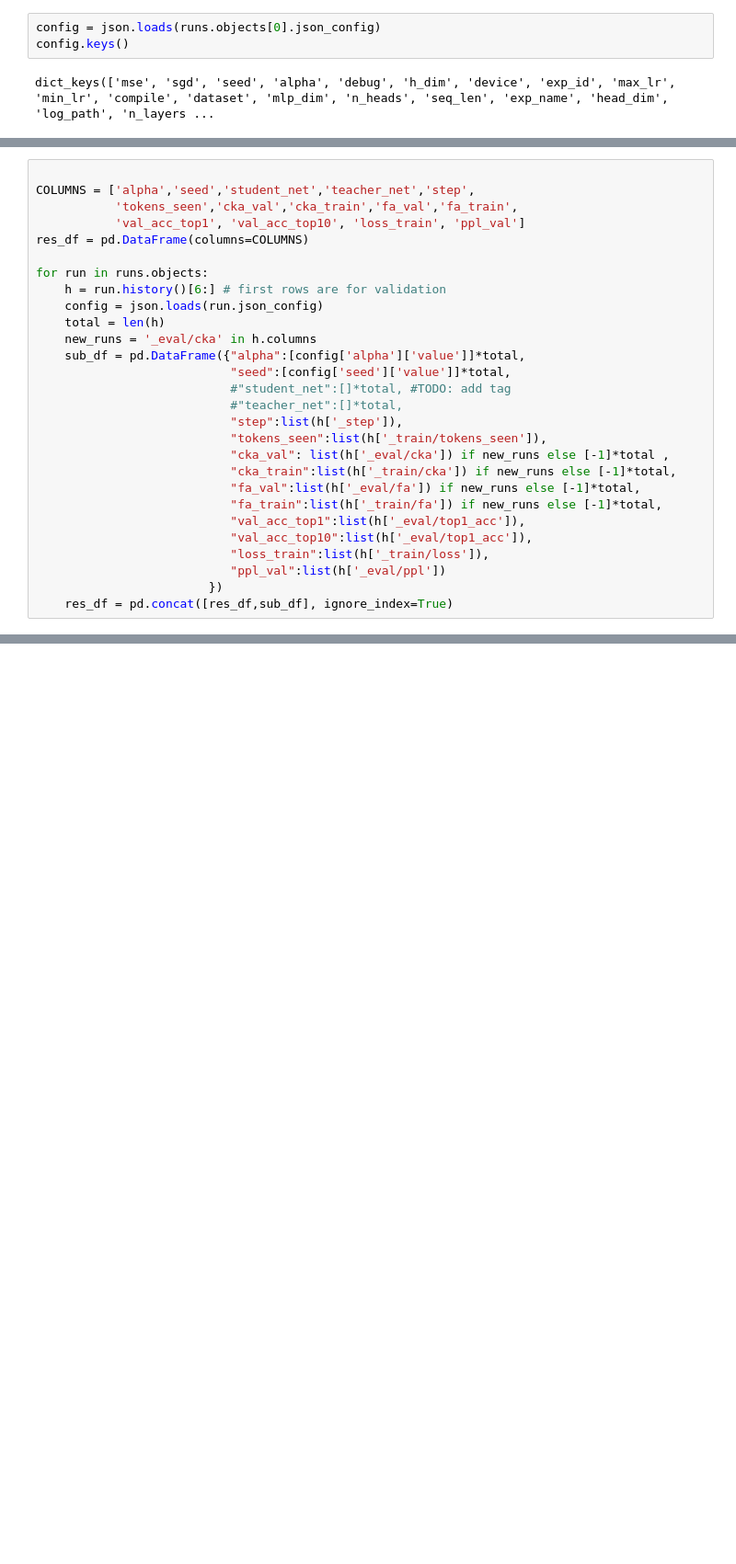
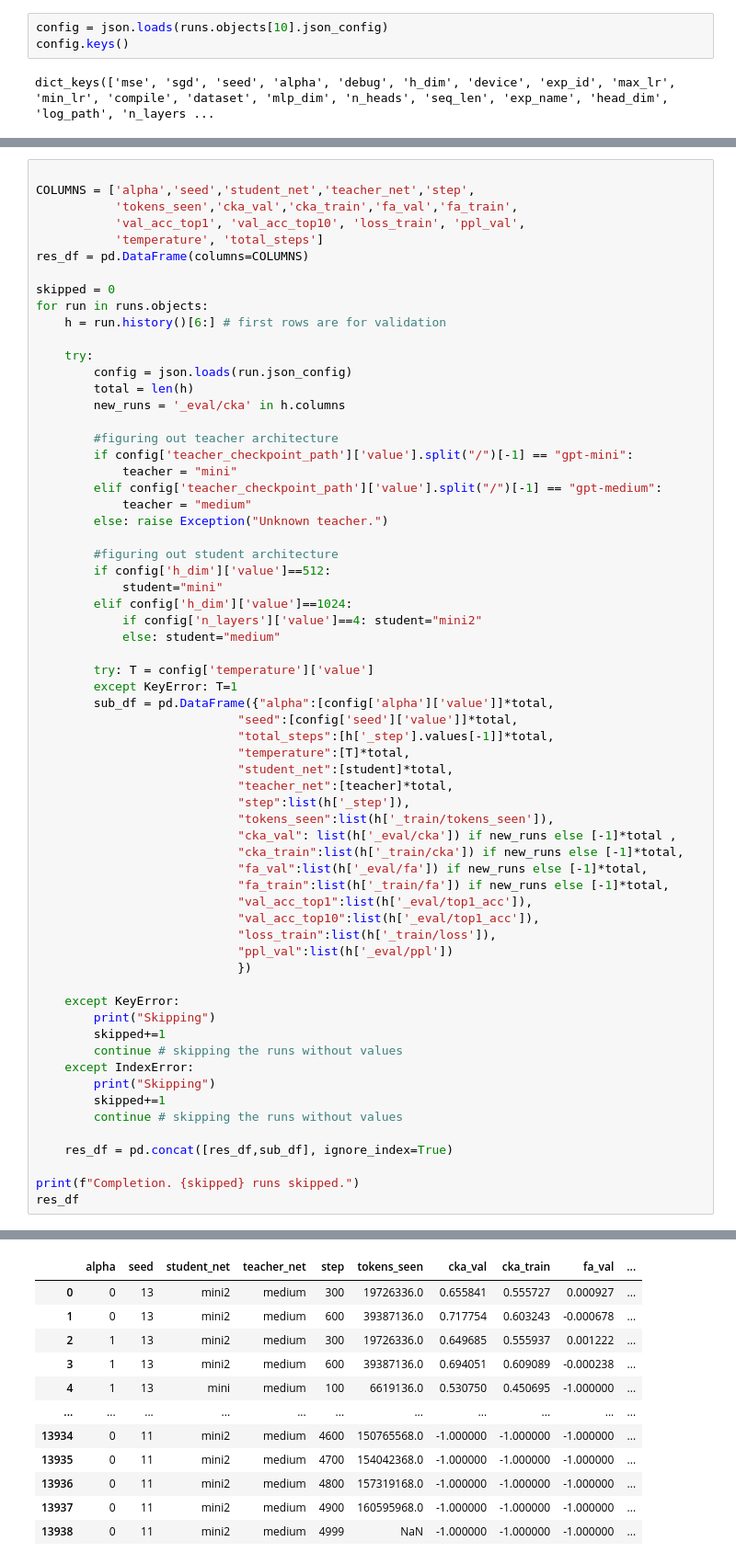
Before and after one commit to GiuliaLanzillotta/DED, a Jupyter notebook: scripts/gpt_results.ipynb, the cells around one changed output, grey strips where cells are left out. Shown at 92% size. Drawn from its saved outputs; the diff is of its cells as text; blank space fills up the shorter version.

```diff
--- a/scripts/gpt_results.ipynb
+++ b/scripts/gpt_results.ipynb
@@ -85,7 +85,7 @@ dir(runs.objects[0])
  'username',
  'wait_until_finished']
 # %%
-config = json.loads(runs.objects[0].json_config)
+config = json.loads(runs.objects[10].json_config)
 config.keys()
 # %% [output]
 dict_keys(['mse', 'sgd', 'seed', 'alpha', 'debug', 'h_dim', 'device', 'exp_id', 'max_lr', 'min_lr', 'compile', 'dataset', 'mlp_dim', 'n_heads', 'seq_len', 'exp_name', 'head_dim', 'log_path', 'n_layers ...
@@ -148,27 +151,64 @@ list(h[6:]['_eval/cka'])
 
 COLUMNS = ['alpha','seed','student_net','teacher_net','step',
            'tokens_seen','cka_val','cka_train','fa_val','fa_train',
-           'val_acc_top1', 'val_acc_top10', 'loss_train', 'ppl_val']
+           'val_acc_top1', 'val_acc_top10', 'loss_train', 'ppl_val',
+           'temperature', 'total_steps']
 res_df = pd.DataFrame(columns=COLUMNS)
 
+skipped = 0
 for run in runs.objects:
     h = run.history()[6:] # first rows are for validation
-    config = json.loads(run.json_config)
-    total = len(h)
-    new_runs = '_eval/cka' in h.columns
-    sub_df = pd.DataFrame({"alpha":[config['alpha']['value']]*total,
-                           "seed":[config['seed']['value']]*total,
-                           #"student_net":[]*total, #TODO: add tag
-                           #"teacher_net":[]*total,
-                           "step":list(h['_step']),
-                           "tokens_seen":list(h['_train/tokens_seen']),
-                           "cka_val": list(h['_eval/cka']) if new_runs else [-1]*total ,
-                           "cka_train":list(h['_train/cka']) if new_runs else [-1]*total,
-                           "fa_val":list(h['_eval/fa']) if new_runs else [-1]*total,
-                           "fa_train":list(h['_train/fa']) if new_runs else [-1]*total,
-                           "val_acc_top1":list(h['_eval/top1_acc']),
-                           "val_acc_top10":list(h['_eval/top1_acc']),
-                           "loss_train":list(h['_train/loss']),
-                           "ppl_val":list(h['_eval/ppl'])
-                        })
+
+    try:
+        config = json.loads(run.json_config)
+        total = len(h)
+        new_runs = '_eval/cka' in h.columns
+
+        #figuring out teacher architecture
+        if config['teacher_checkpoint_path']['value'].split("/")[-1] == "gpt-mini":
+            teacher = "mini"
+        elif config['teacher_checkpoint_path']['value'].split("/")[-1] == "gpt-medium":
+            teacher = "medium"
+        else: raise Exception("Unknown teacher.")
+
+        #figuring out student architecture
+        if config['h_dim']['value']==512:
+            student="mini"
+        elif config['h_dim']['value']==1024:
+            if config['n_layers']['value']==4: student="mini2"
+            else: student="medium"
+
+        try: T = config['temperature']['value']
+        except KeyError: T=1
+        sub_df = pd.DataFrame({"alpha":[config['alpha']['value']]*total,
+                            "seed":[config['seed']['value']]*total,
+                            "total_steps":[h['_step'].values[-1]]*total,
+                            "temperature":[T]*total,
+                            "student_net":[student]*total,
+                            "teacher_net":[teacher]*total,
+                            "step":list(h['_step']),
+                            "tokens_seen":list(h['_train/tokens_seen']),
+                            "cka_val": list(h['_eval/cka']) if new_runs else [-1]*total ,
+                            "cka_train":list(h['_train/cka']) if new_runs else [-1]*total,
+                            "fa_val":list(h['_eval/fa']) if new_runs else [-1]*total,
+                            "fa_train":list(h['_train/fa']) if new_runs else [-1]*total,
+                            "val_acc_top1":list(h['_eval/top1_acc']),
+                            "val_acc_top10":list(h['_eval/top1_acc']),
+                            "loss_train":list(h['_train/loss']),
+                            "ppl_val":list(h['_eval/ppl'])
+                            })
+
+    except KeyError:
+        print("Skipping")
+        skipped+=1
+        continue # skipping the runs without values
+    except IndexError:
+        print("Skipping")
+        skipped+=1
+        continue # skipping the runs without values
+
     res_df = pd.concat([res_df,sub_df], ignore_index=True)
+
+print(f"Completion. {skipped} runs skipped.")
+res_df
+# %% [output]
@@ -174,0 +218,12 @@ for run in runs.objects:
+|  | alpha | seed | student_net | teacher_net | step | tokens_seen | cka_val | cka_train | fa_val | ... |
+| 0 | 0 | 13 | mini2 | medium | 300 | 19726336.0 | 0.655841 | 0.555727 | 0.000927 | ... |
+| 1 | 0 | 13 | mini2 | medium | 600 | 39387136.0 | 0.717754 | 0.603243 | -0.000678 | ... |
+| 2 | 1 | 13 | mini2 | medium | 300 | 19726336.0 | 0.649685 | 0.555937 | 0.001222 | ... |
+| 3 | 1 | 13 | mini2 | medium | 600 | 39387136.0 | 0.694051 | 0.609089 | -0.000238 | ... |
+| 4 | 1 | 13 | mini | medium | 100 | 6619136.0 | 0.530750 | 0.450695 | -1.000000 | ... |
+| ... | ... | ... | ... | ... | ... | ... | ... | ... | ... | ... |
+| 13934 | 0 | 11 | mini2 | medium | 4600 | 150765568.0 | -1.000000 | -1.000000 | -1.000000 | ... |
+| 13935 | 0 | 11 | mini2 | medium | 4700 | 154042368.0 | -1.000000 | -1.000000 | -1.000000 | ... |
+| 13936 | 0 | 11 | mini2 | medium | 4800 | 157319168.0 | -1.000000 | -1.000000 | -1.000000 | ... |
+| 13937 | 0 | 11 | mini2 | medium | 4900 | 160595968.0 | -1.000000 | -1.000000 | -1.000000 | ... |
+| 13938 | 0 | 11 | mini2 | medium | 4999 | NaN | -1.000000 | -1.000000 | -1.000000 | ... |
```
Also changed, not shown: parts of 9 cells of this notebook, 4 other files.
